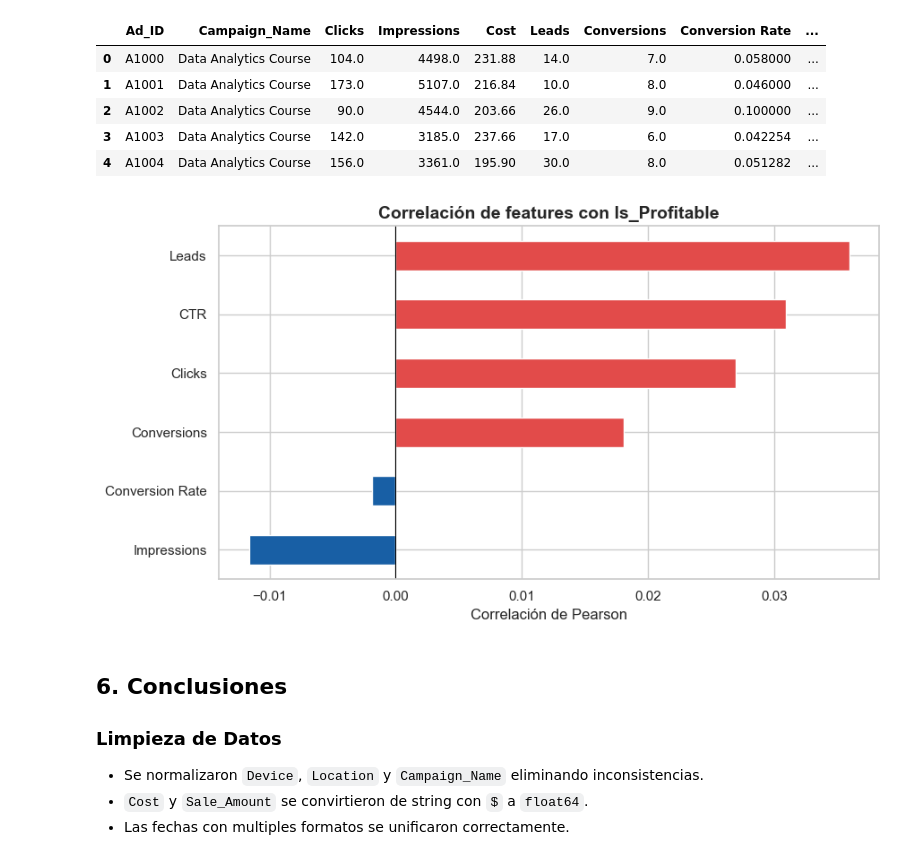
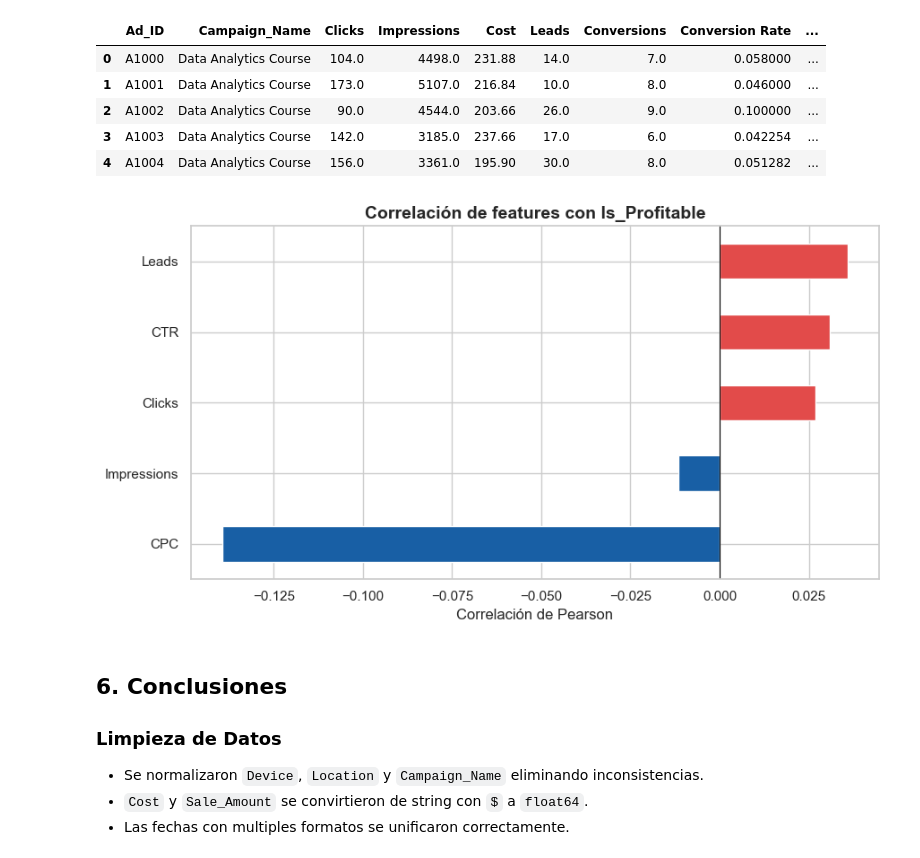
Before and after one commit to carlos31255/EV1_Google_Ads, a Jupyter notebook: notebooks/01_exploratory_analysis.ipynb, the cells around one changed output. Cells and saved outputs as stored; diff of their text form; code cells hidden in the pictures.

```diff
--- a/notebooks/01_exploratory_analysis.ipynb
+++ b/notebooks/01_exploratory_analysis.ipynb
@@ -560,22 +560,22 @@ Filas: 2,366  |  Columnas: 20
 # %%
 # Correlación de las features de tráfico disponibles en este notebook con Is_Profitable
 # ROAS excluido: ROAS = Sale_Amount / Cost es casi idéntico al profit margin → leakage
 
-features_eda = ['Clicks', 'Impressions', 'Leads', 'Conversions', 'Conversion Rate', 'CTR']
+features_eda = ['Clicks', 'Impressions', 'Leads', 'CTR', 'CPC']
 
 corr = df[features_eda].corrwith(df['Is_Profitable']).sort_values()
 
 plt.figure(figsize=(9, 5))
 colors = ['#E24B4A' if v > 0 else '#185FA5' for v in corr.values]
 corr.plot(kind='barh', color=colors)
 plt.title('Correlación de features con Is_Profitable', fontsize=14, fontweight='bold')
 plt.axvline(0, color='black', linewidth=0.8)
 plt.xlabel('Correlación de Pearson')
 plt.tight_layout()
 plt.savefig('../results/plots/correlacion_vs_target.png', dpi=300)
 plt.show()
 # %% [output]
-[figure, old version]
+[figure, new version]
 # %% [markdown]
 ## 6. Conclusiones
 
```
Also changed, not shown: 1 other file.
